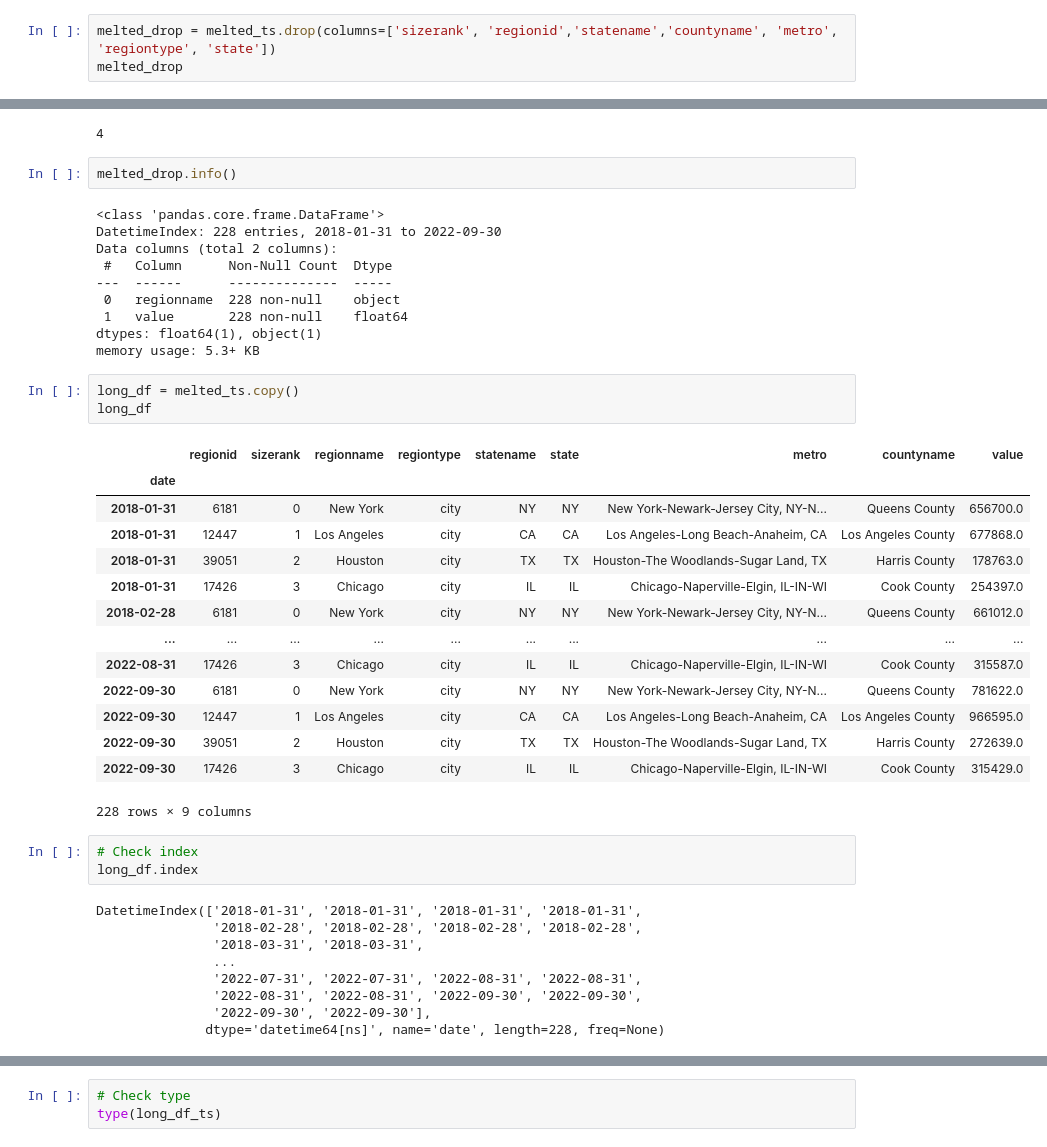
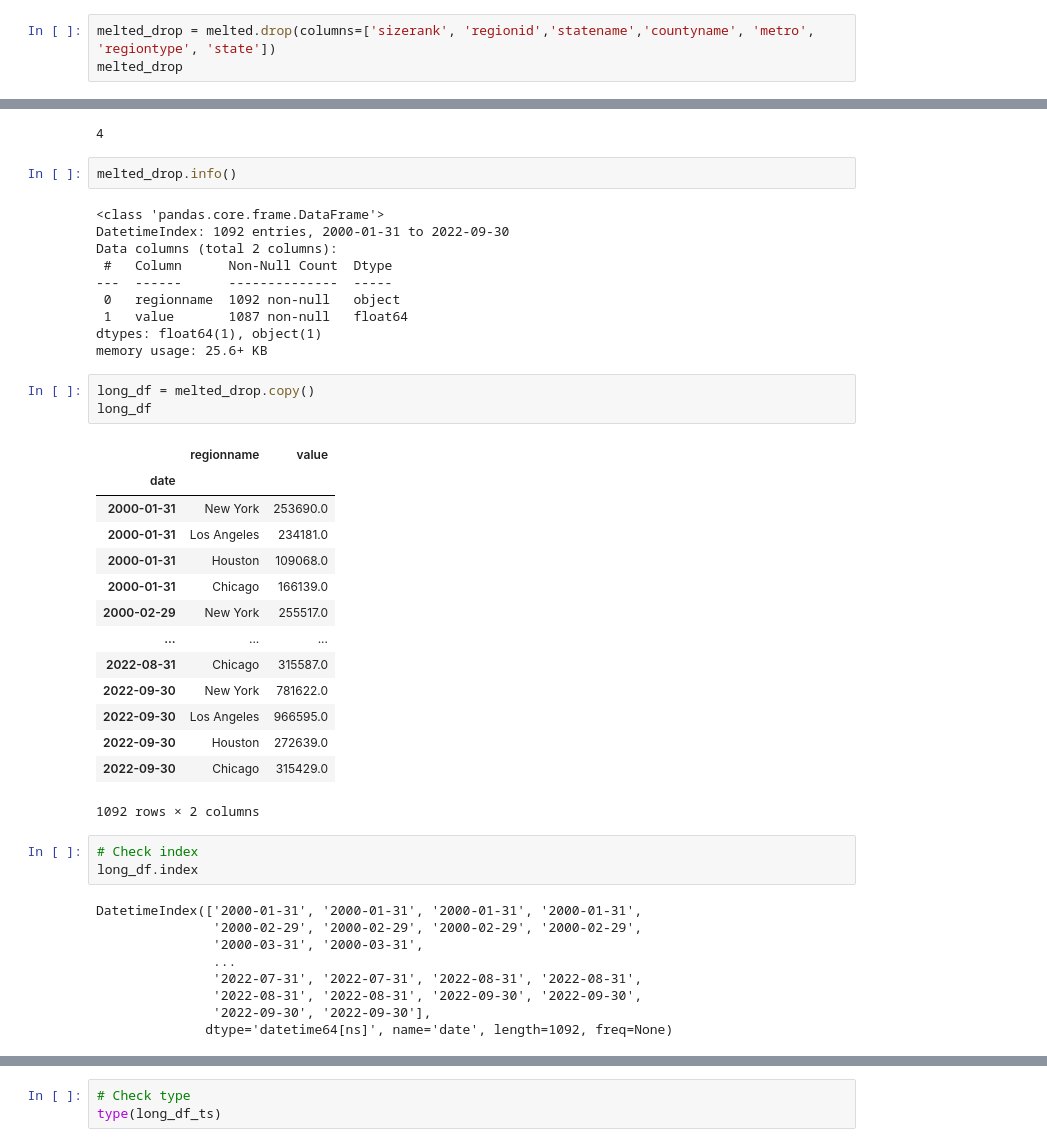
Before and after one commit to eccecarreon/data-viz-core-assignments, a Jupyter notebook: Gridsearch SARIMA Models (Core).ipynb, the cells around one changed output, grey strips where cells are left out. Cells and saved outputs as stored; diff of their text form.

```diff
--- a/Gridsearch SARIMA Models (Core).ipynb
+++ b/Gridsearch SARIMA Models (Core).ipynb
@@ -293,7 +295,7 @@ countyname    0
 value         5
 dtype: int64
 # %%
-melted_drop = melted_ts.drop(columns=['sizerank', 'regionid','statename','countyname', 'metro', 'regiontype', 'state'])
+melted_drop = melted.drop(columns=['sizerank', 'regionid','statename','countyname', 'metro', 'regiontype', 'state'])
 melted_drop
 # %% [output]
 |  | regionname | value |
@@ -341,44 +343,44 @@ melted_drop['regionname'].nunique()
 melted_drop.info()
 # %% [output]
 <class 'pandas.core.frame.DataFrame'>
-DatetimeIndex: 228 entries, 2018-01-31 to 2022-09-30
+DatetimeIndex: 1092 entries, 2000-01-31 to 2022-09-30
 Data columns (total 2 columns):
  #   Column      Non-Null Count  Dtype
 ---  ------      --------------  -----
- 0   regionname  228 non-null    object
- 1   value       228 non-null    float64
+ 0   regionname  1092 non-null   object
+ 1   value       1087 non-null   float64
 dtypes: float64(1), object(1)
-memory usage: 5.3+ KB
+memory usage: 25.6+ KB
 # %%
-long_df = melted_ts.copy()
+long_df = melted_drop.copy()
 long_df
 # %% [output]
-|  | regionid | sizerank | regionname | regiontype | statename | state | metro | countyname | value |
-| date |  |  |  |  |  |  |  |  |  |
-| 2018-01-31 | 6181 | 0 | New York | city | NY | NY | New York-Newark-Jersey City, NY-N... | Queens County | 656700.0 |
-| 2018-01-31 | 12447 | 1 | Los Angeles | city | CA | CA | Los Angeles-Long Beach-Anaheim, CA | Los Angeles County | 677868.0 |
-| 2018-01-31 | 39051 | 2 | Houston | city | TX | TX | Houston-The Woodlands-Sugar Land, TX | Harris County | 178763.0 |
-| 2018-01-31 | 17426 | 3 | Chicago | city | IL | IL | Chicago-Naperville-Elgin, IL-IN-WI | Cook County | 254397.0 |
-| 2018-02-28 | 6181 | 0 | New York | city | NY | NY | New York-Newark-Jersey City, NY-N... | Queens County | 661012.0 |
-| ... | ... | ... | ... | ... | ... | ... | ... | ... | ... |
-| 2022-08-31 | 17426 | 3 | Chicago | city | IL | IL | Chicago-Naperville-Elgin, IL-IN-WI | Cook County | 315587.0 |
-| 2022-09-30 | 6181 | 0 | New York | city | NY | NY | New York-Newark-Jersey City, NY-N... | Queens County | 781622.0 |
-| 2022-09-30 | 12447 | 1 | Los Angeles | city | CA | CA | Los Angeles-Long Beach-Anaheim, CA | Los Angeles County | 966595.0 |
-| 2022-09-30 | 39051 | 2 | Houston | city | TX | TX | Houston-The Woodlands-Sugar Land, TX | Harris County | 272639.0 |
-| 2022-09-30 | 17426 | 3 | Chicago | city | IL | IL | Chicago-Naperville-Elgin, IL-IN-WI | Cook County | 315429.0 |
+|  | regionname | value |
+| date |  |  |
+| 2000-01-31 | New York | 253690.0 |
+| 2000-01-31 | Los Angeles | 234181.0 |
+| 2000-01-31 | Houston | 109068.0 |
+| 2000-01-31 | Chicago | 166139.0 |
+| 2000-02-29 | New York | 255517.0 |
+| ... | ... | ... |
+| 2022-08-31 | Chicago | 315587.0 |
+| 2022-09-30 | New York | 781622.0 |
+| 2022-09-30 | Los Angeles | 966595.0 |
+| 2022-09-30 | Houston | 272639.0 |
+| 2022-09-30 | Chicago | 315429.0 |
-228 rows × 9 columns
+1092 rows × 2 columns
 # %%
 # Check index
 long_df.index
 # %% [output]
-DatetimeIndex(['2018-01-31', '2018-01-31', '2018-01-31', '2018-01-31',
-               '2018-02-28', '2018-02-28', '2018-02-28', '2018-02-28',
-               '2018-03-31', '2018-03-31',
+DatetimeIndex(['2000-01-31', '2000-01-31', '2000-01-31', '2000-01-31',
+               '2000-02-29', '2000-02-29', '2000-02-29', '2000-02-29',
+               '2000-03-31', '2000-03-31',
                ...
                '2022-07-31', '2022-07-31', '2022-08-31', '2022-08-31',
                '2022-08-31', '2022-08-31', '2022-09-30', '2022-09-30',
                '2022-09-30', '2022-09-30'],
-              dtype='datetime64[ns]', name='date', length=228, freq=None)
+              dtype='datetime64[ns]', name='date', length=1092, freq=None)
 # %%
 long_df.info()
 # %% [output]
```
Also changed, not shown: parts of 33 cells of this notebook.
